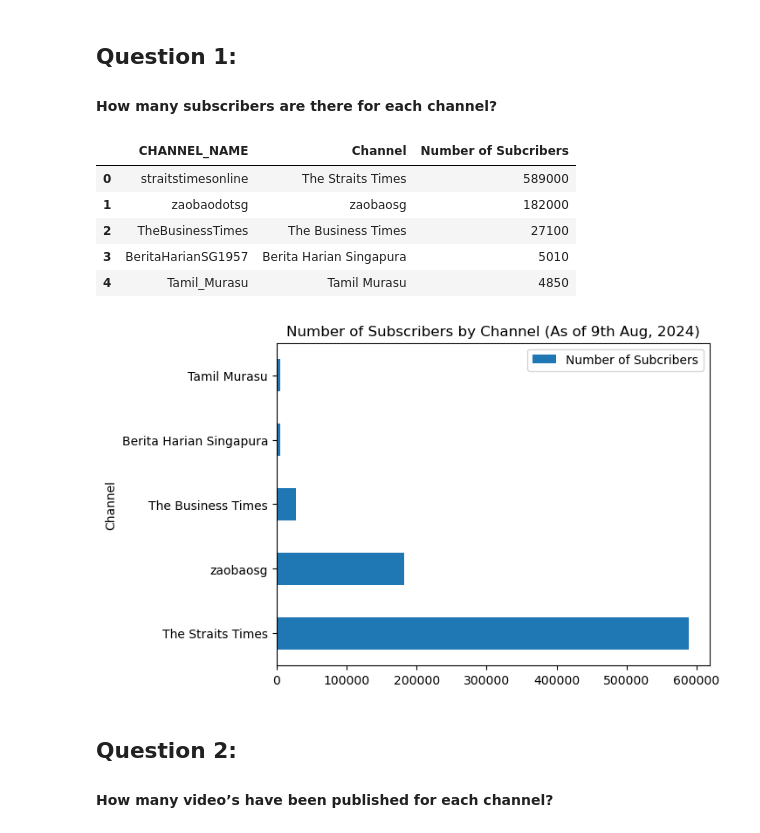
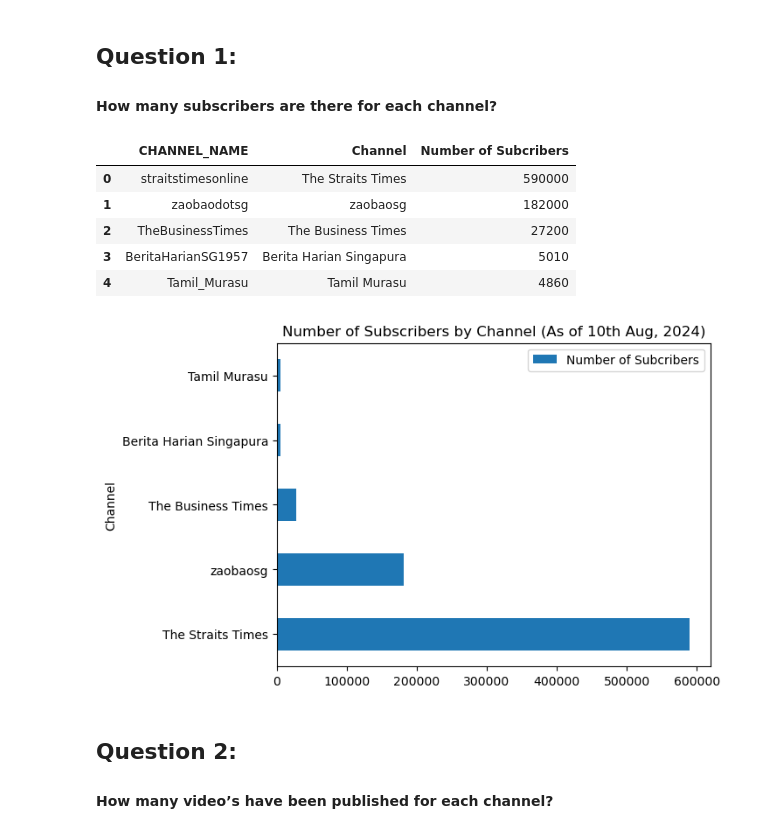
Before and after one commit to subhajitsr/data-assignment-SPH, a Jupyter notebook: insights/YouTube-analytics-insights.ipynb, the cells around one changed output. Saved outputs shown, nothing was run; the diff lists cells and outputs as text; code cells hidden in the pictures.

```diff
--- a/insights/YouTube-analytics-insights.ipynb
+++ b/insights/YouTube-analytics-insights.ipynb
@@ -2,11 +2,12 @@
 import snowflake.connector
 import pandas as pd
 import matplotlib.pyplot as plt
+import matplotlib.dates as mdates
 
 
-sf_username = '*********'
-sf_password = '**********'
-sf_account = '**********'
+sf_username = '*******'
+sf_password = '********'
+sf_account = '*********'
 sf_warehouse = 'COMPUTE_WH'
 sf_database = 'TESTDB'
 sf_schema = 'CORE'
@@ -25,23 +26,23 @@ dbcon = snowflake.connector.connect(
 # %%
 data = pd.read_sql("""select
 md.channel_name,
 md.title as "Channel",
 stat.subscriber_count as "Number of Subcribers"
 from CORE.tbl_yt_channel_stats stat
 inner join CORE.tbl_yt_channel_md md on md.channel_id = stat.channel_id
-where stat.rptg_dt='2024-08-09'
+where stat.rptg_dt='2024-08-10'
 order by 3 desc;""",dbcon)
 display(data)
-data.plot(x='Channel',y=['Number of Subcribers'],kind='barh',title='Number of Subscribers by Channel (As of 9th Aug, 2024)')
+data.plot(x='Channel',y=['Number of Subcribers'],kind='barh',title='Number of Subscribers by Channel (As of 10th Aug, 2024)')
 plt.show()
 # %% [output]
 |  | CHANNEL_NAME | Channel | Number of Subcribers |
-| 0 | straitstimesonline | The Straits Times | 589000 |
+| 0 | straitstimesonline | The Straits Times | 590000 |
 | 1 | zaobaodotsg | zaobaosg | 182000 |
-| 2 | TheBusinessTimes | The Business Times | 27100 |
+| 2 | TheBusinessTimes | The Business Times | 27200 |
 | 3 | BeritaHarianSG1957 | Berita Harian Singapura | 5010 |
-| 4 | Tamil_Murasu | Tamil Murasu | 4850 |
+| 4 | Tamil_Murasu | Tamil Murasu | 4860 |
-[figure, old version]
+[figure, new version]
 # %% [markdown]
 ## Question 2:
 #### How many video’s have been published for each channel?
```
Also changed, not shown: parts of 5 cells of this notebook.
